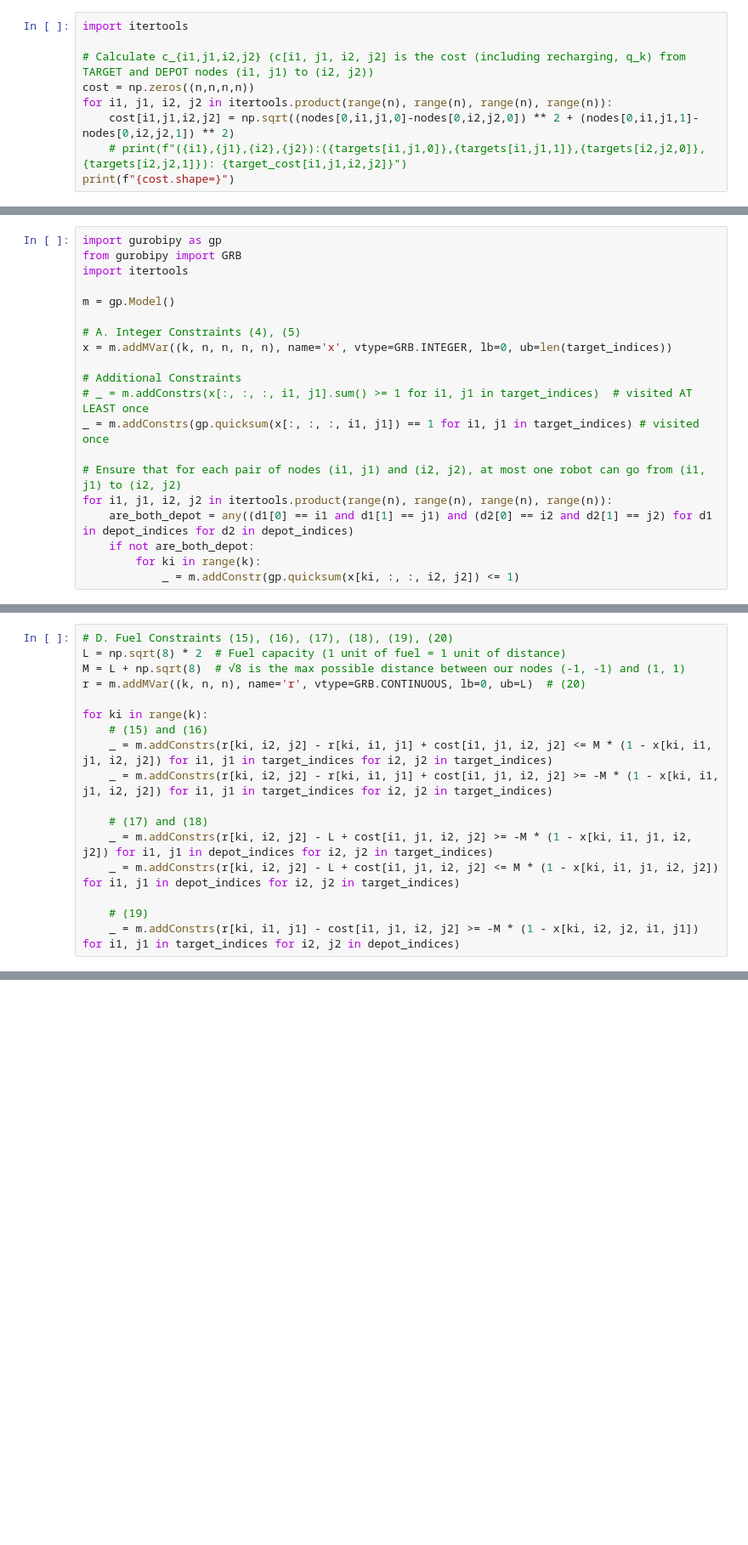
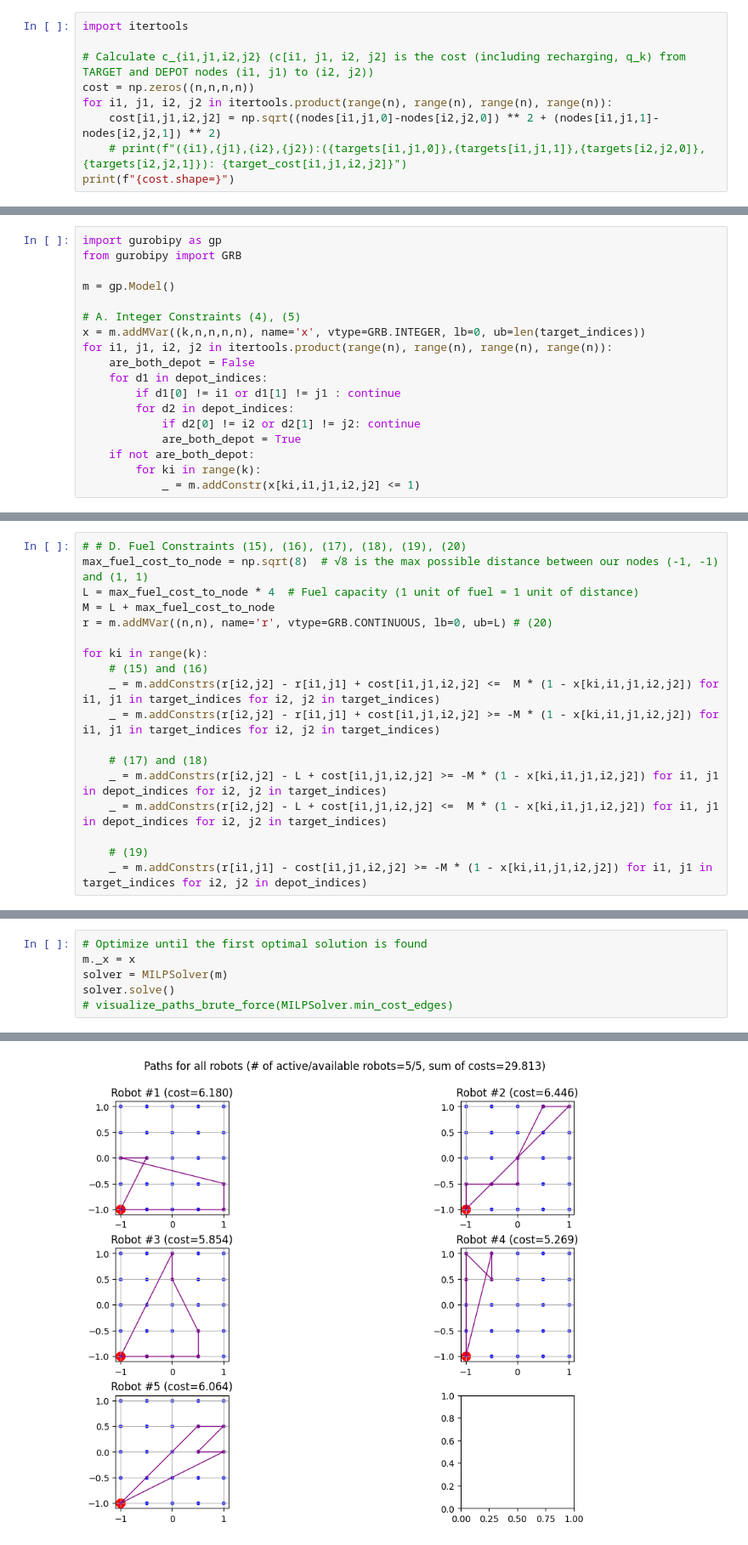
Before and after one commit to nestlab-bae-mqp-2024/mrpcp-solvers, a Jupyter notebook: jupyter/2015_mrpcp/Samara_2015_mrpcp_2.ipynb, the cells around one changed output, grey strips where cells are left out. Shown at 85% size. Saved outputs shown, nothing was run; the diff lists cells and outputs as text; blank space fills up the shorter version.

```diff
--- a/jupyter/2015_mrpcp/Samara_2015_mrpcp_2.ipynb
+++ b/jupyter/2015_mrpcp/Samara_2015_mrpcp_2.ipynb
@@ -55,7 +60,7 @@ import itertools
 # Calculate c_{i1,j1,i2,j2} (c[i1, j1, i2, j2] is the cost (including recharging, q_k) from TARGET and DEPOT nodes (i1, j1) to (i2, j2))
 cost = np.zeros((n,n,n,n))
 for i1, j1, i2, j2 in itertools.product(range(n), range(n), range(n), range(n)):
-    cost[i1,j1,i2,j2] = np.sqrt((nodes[0,i1,j1,0]-nodes[0,i2,j2,0]) ** 2 + (nodes[0,i1,j1,1]-nodes[0,i2,j2,1]) ** 2)
+    cost[i1,j1,i2,j2] = np.sqrt((nodes[i1,j1,0]-nodes[i2,j2,0]) ** 2 + (nodes[i1,j1,1]-nodes[i2,j2,1]) ** 2)
     # print(f"({i1},{j1},{i2},{j2}):({targets[i1,j1,0]},{targets[i1,j1,1]},{targets[i2,j2,0]},{targets[i2,j2,1]}): {target_cost[i1,j1,i2,j2]}")
 print(f"{cost.shape=}")
 # %% [output]
@@ -63,20 +68,18 @@ cost.shape=(6, 6, 6, 6)
 # %%
 import gurobipy as gp
 from gurobipy import GRB
-import itertools
 
 m = gp.Model()
 
 # A. Integer Constraints (4), (5)
-x = m.addMVar((k, n, n, n, n), name='x', vtype=GRB.INTEGER, lb=0, ub=len(target_indices))
-
-# Additional Constraints
-# _ = m.addConstrs(x[:, :, :, i1, j1].sum() >= 1 for i1, j1 in target_indices)  # visited AT LEAST once
-_ = m.addConstrs(gp.quicksum(x[:, :, :, i1, j1]) == 1 for i1, j1 in target_indices) # visited once
-
-# Ensure that for each pair of nodes (i1, j1) and (i2, j2), at most one robot can go from (i1, j1) to (i2, j2)
+x = m.addMVar((k,n,n,n,n), name='x', vtype=GRB.INTEGER, lb=0, ub=len(target_indices))
 for i1, j1, i2, j2 in itertools.product(range(n), range(n), range(n), range(n)):
-    are_both_depot = any((d1[0] == i1 and d1[1] == j1) and (d2[0] == i2 and d2[1] == j2) for d1 in depot_indices for d2 in depot_indices)
+    are_both_depot = False
+    for d1 in depot_indices:
+        if d1[0] != i1 or d1[1] != j1 : continue
+        for d2 in depot_indices:
+            if d2[0] != i2 or d2[1] != j2: continue
+            are_both_depot = True
     if not are_both_depot:
         for ki in range(k):
-            _ = m.addConstr(gp.quicksum(x[ki, :, :, i2, j2]) <= 1)
+            _ = m.addConstr(x[ki,i1,j1,i2,j2] <= 1)
@@ -121,17 +139,18 @@ for ki in range(k):
 # %%
-# D. Fuel Constraints (15), (16), (17), (18), (19), (20)
-L = np.sqrt(8) * 2  # Fuel capacity (1 unit of fuel = 1 unit of distance)
-M = L + np.sqrt(8)  # √8 is the max possible distance between our nodes (-1, -1) and (1, 1)
-r = m.addMVar((k, n, n), name='r', vtype=GRB.CONTINUOUS, lb=0, ub=L)  # (20)
+# # D. Fuel Constraints (15), (16), (17), (18), (19), (20)
+max_fuel_cost_to_node = np.sqrt(8)  # √8 is the max possible distance between our nodes (-1, -1) and (1, 1)
+L = max_fuel_cost_to_node * 4  # Fuel capacity (1 unit of fuel = 1 unit of distance)
+M = L + max_fuel_cost_to_node
+r = m.addMVar((n,n), name='r', vtype=GRB.CONTINUOUS, lb=0, ub=L) # (20)
 
 for ki in range(k):
     # (15) and (16)
-    _ = m.addConstrs(r[ki, i2, j2] - r[ki, i1, j1] + cost[i1, j1, i2, j2] <= M * (1 - x[ki, i1, j1, i2, j2]) for i1, j1 in target_indices for i2, j2 in target_indices)
-    _ = m.addConstrs(r[ki, i2, j2] - r[ki, i1, j1] + cost[i1, j1, i2, j2] >= -M * (1 - x[ki, i1, j1, i2, j2]) for i1, j1 in target_indices for i2, j2 in target_indices)
+    _ = m.addConstrs(r[i2,j2] - r[i1,j1] + cost[i1,j1,i2,j2] <=  M * (1 - x[ki,i1,j1,i2,j2]) for i1, j1 in target_indices for i2, j2 in target_indices)
+    _ = m.addConstrs(r[i2,j2] - r[i1,j1] + cost[i1,j1,i2,j2] >= -M * (1 - x[ki,i1,j1,i2,j2]) for i1, j1 in target_indices for i2, j2 in target_indices)
 
     # (17) and (18)
-    _ = m.addConstrs(r[ki, i2, j2] - L + cost[i1, j1, i2, j2] >= -M * (1 - x[ki, i1, j1, i2, j2]) for i1, j1 in depot_indices for i2, j2 in target_indices)
-    _ = m.addConstrs(r[ki, i2, j2] - L + cost[i1, j1, i2, j2] <= M * (1 - x[ki, i1, j1, i2, j2]) for i1, j1 in depot_indices for i2, j2 in target_indices)
+    _ = m.addConstrs(r[i2,j2] - L + cost[i1,j1,i2,j2] >= -M * (1 - x[ki,i1,j1,i2,j2]) for i1, j1 in depot_indices for i2, j2 in target_indices)
+    _ = m.addConstrs(r[i2,j2] - L + cost[i1,j1,i2,j2] <=  M * (1 - x[ki,i1,j1,i2,j2]) for i1, j1 in depot_indices for i2, j2 in target_indices)
 
     # (19)
-    _ = m.addConstrs(r[ki, i1, j1] - cost[i1, j1, i2, j2] >= -M * (1 - x[ki, i2, j2, i1, j1]) for i1, j1 in target_indices for i2, j2 in depot_indices)
+    _ = m.addConstrs(r[i1,j1] - cost[i1,j1,i2,j2] >= -M * (1 - x[ki,i1,j1,i2,j2]) for i1, j1 in target_indices for i2, j2 in depot_indices)
@@ -259,0 +340,7 @@ No feasible solution found.
+# %%
+# Optimize until the first optimal solution is found
+m._x = x
+solver = MILPSolver(m)
+solver.solve()
+# visualize_paths_brute_force(MILPSolver.min_cost_edges)
+# %% [output]
@@ -259,0 +364 @@ No feasible solution found.
+[figure, added]
```
Also changed, not shown: parts of 11 cells of this notebook.
